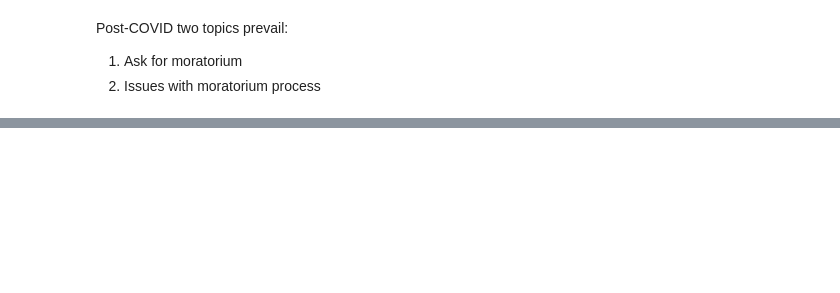
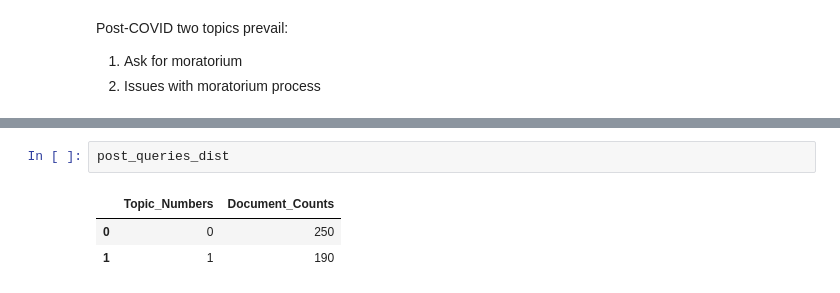
Before and after one commit to patilpushkarp/comp, a Jupyter notebook: _sources/docs/individual/fintech/response_lendingkart.ipynb, the cells around one changed output, grey strips where cells are left out. Cells and saved outputs as stored; diff of their text form; blank space fills up the shorter version.

```diff
--- a/_sources/docs/individual/fintech/response_lendingkart.ipynb
+++ b/_sources/docs/individual/fintech/response_lendingkart.ipynb
@@ -339,0 +344,6 @@ distutils Version classes are deprecated. Use packaging.version instead.
+# %%
+post_queries_dist
+# %% [output]
+|  | Topic_Numbers | Document_Counts |
+| 0 | 0 | 250 |
+| 1 | 1 | 190 |
```
Also changed, not shown: parts of 14 cells of this notebook, 53 other files.
